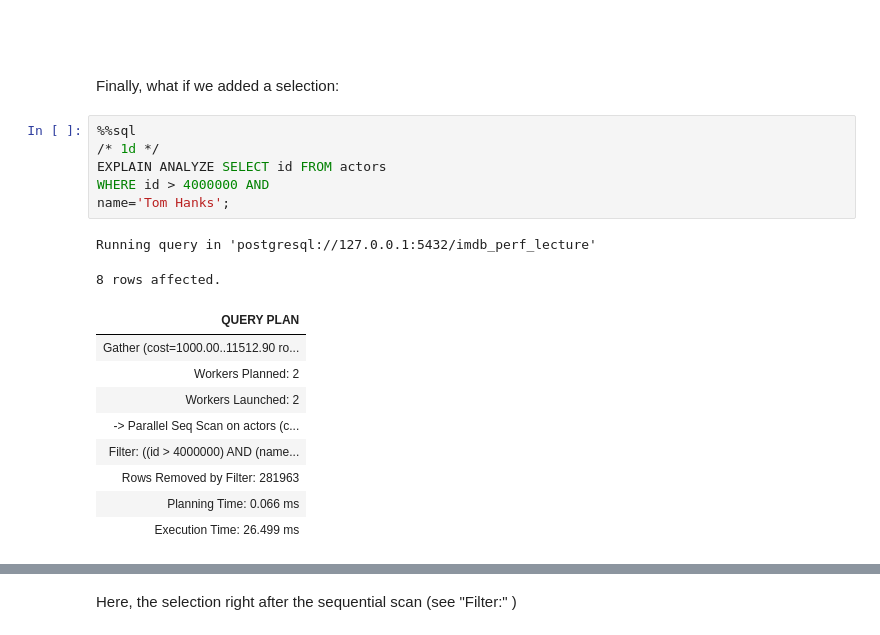
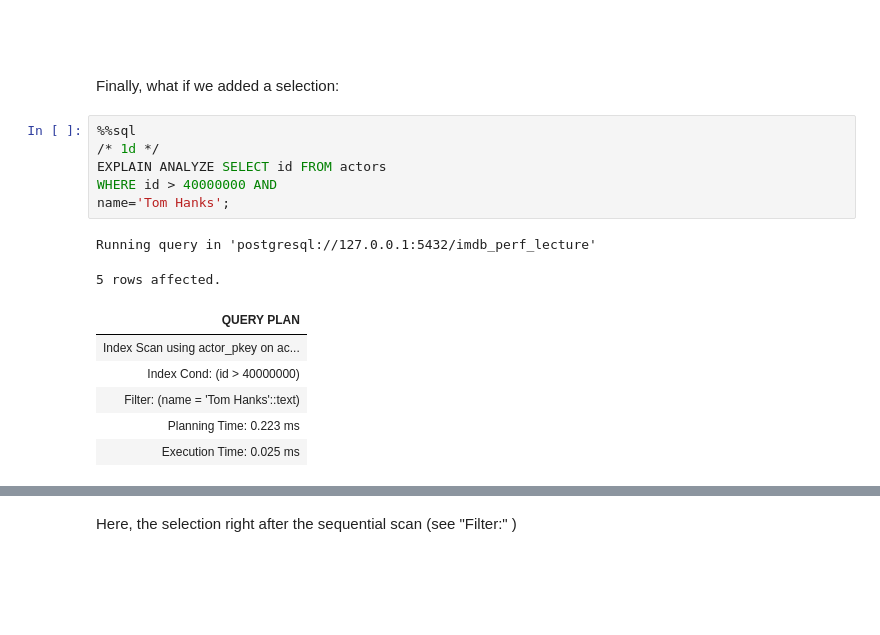
Before and after one commit to cal-data-eng/fa25-materials, a Jupyter notebook: lec/optimizing/optimizing.ipynb, the cells around one changed output, grey strips where cells are left out. Saved outputs shown, nothing was run; the diff lists cells and outputs as text; blank space fills up the shorter version.

```diff
--- a/lec/optimizing/optimizing.ipynb
+++ b/lec/optimizing/optimizing.ipynb
@@ -202,21 +201,18 @@ Finally, what if we added a selection:
 # %%
 %%sql
 /* 1d */
 EXPLAIN ANALYZE SELECT id FROM actors
-WHERE id > 4000000 AND
+WHERE id > 40000000 AND
 name='Tom Hanks';
 # %% [output]
 Running query in 'postgresql://127.0.0.1:5432/imdb_perf_lecture'
-8 rows affected.
+5 rows affected.
 | QUERY PLAN |
-| Gather (cost=1000.00..11512.90 ro... |
-| Workers Planned: 2 |
-| Workers Launched: 2 |
-| -> Parallel Seq Scan on actors (c... |
-| Filter: ((id > 4000000) AND (name... |
-| Rows Removed by Filter: 281963 |
-| Planning Time: 0.066 ms |
-| Execution Time: 26.499 ms |
+| Index Scan using actor_pkey on ac... |
+| Index Cond: (id > 40000000) |
+| Filter: (name = 'Tom Hanks'::text) |
+| Planning Time: 0.223 ms |
+| Execution Time: 0.025 ms |
 # %%
 printplans(_)
 # %% [output]
```
Also changed, not shown: parts of 11 cells of this notebook, 8 other files.
